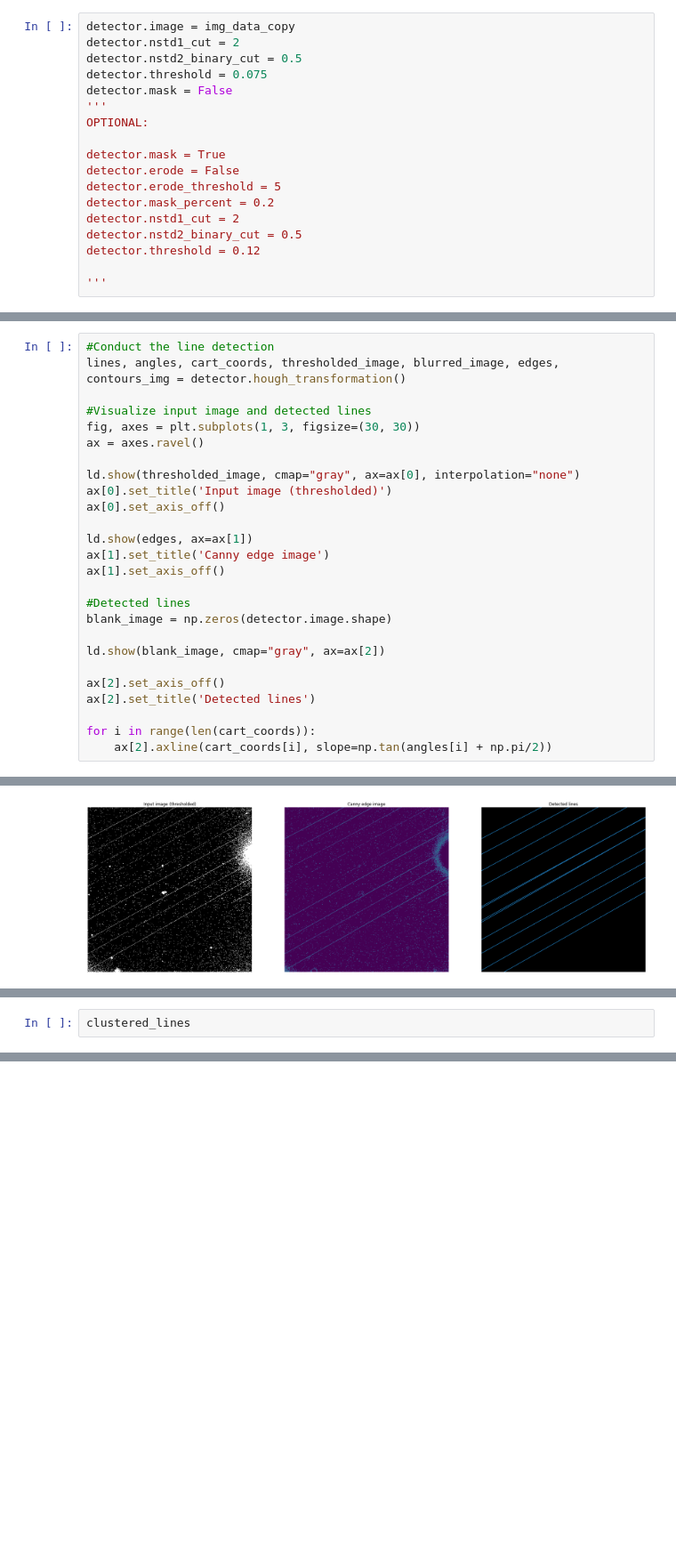
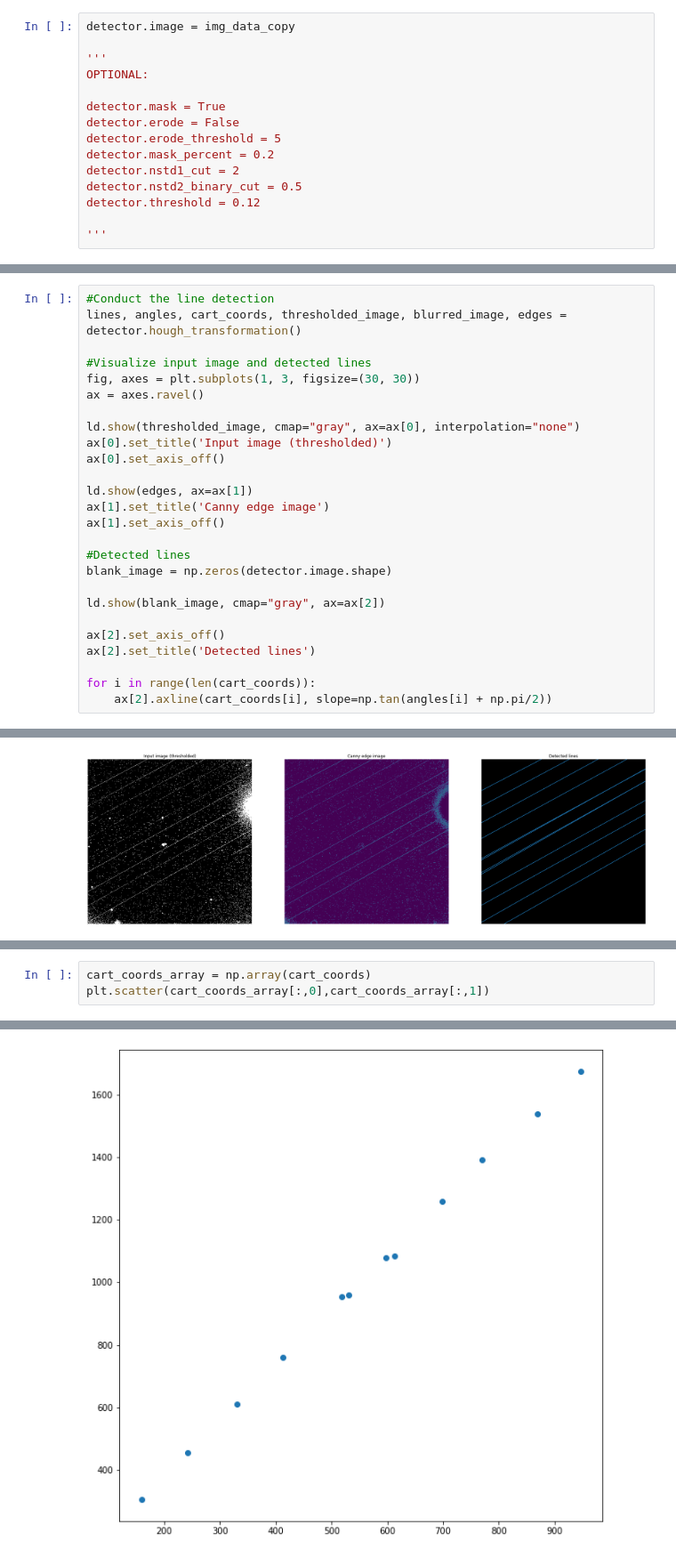
Before and after one commit to uwescience/satmetrics, a Jupyter notebook: line_detection_testing.ipynb, the cells around one changed output, grey strips where cells are left out. Shown at 89% size. Saved outputs shown, nothing was run; the diff lists cells and outputs as text; blank space fills up the shorter version.

```diff
--- a/line_detection_testing.ipynb
+++ b/line_detection_testing.ipynb
@@ -70,10 +70,7 @@ img_data_copy = img_data.copy()
 detector = ld.LineDetection()
 # %%
 detector.image = img_data_copy
-detector.nstd1_cut = 2
-detector.nstd2_binary_cut = 0.5
-detector.threshold = 0.075
-detector.mask = False
+
 '''
 OPTIONAL:
 
@@ -90,7 +87,7 @@ detector.threshold = 0.12
 '\nOPTIONAL:\n\ndetector.mask = True\ndetector.erode = False\ndetector.erode_threshold = 5\ndetector.mask_percent = 0.2\ndetector.nstd1_cut = 2\ndetector.nstd2_binary_cut = 0.5\ndetector.threshold = 0 ...
 # %%
 #Conduct the line detection
-lines, angles, cart_coords, thresholded_image, blurred_image, edges, contours_img = detector.hough_transformation()
+lines, angles, cart_coords, thresholded_image, blurred_image, edges = detector.hough_transformation()
 
 #Visualize input image and detected lines
 fig, axes = plt.subplots(1, 3, figsize=(30, 30))
@@ -127,5 +120,6 @@ clustered_lines = ld.cluster(cart_coords, lines)
 # %% [output]
 [figure]
 # %%
-clustered_lines
+cart_coords_array = np.array(cart_coords)
+plt.scatter(cart_coords_array[:,0],cart_coords_array[:,1])
 # %% [output]
@@ -143,0 +127 @@ array([[1.44000000e+03, 1.06465084e+00, 5.00000000e+00],
+[figure, added]
```
Also changed, not shown: parts of 3 cells of this notebook, 1 other file.
